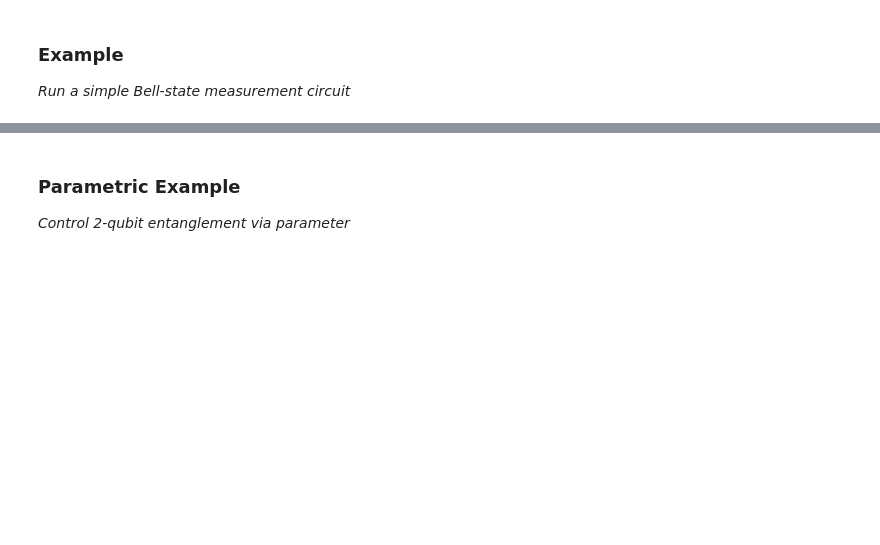
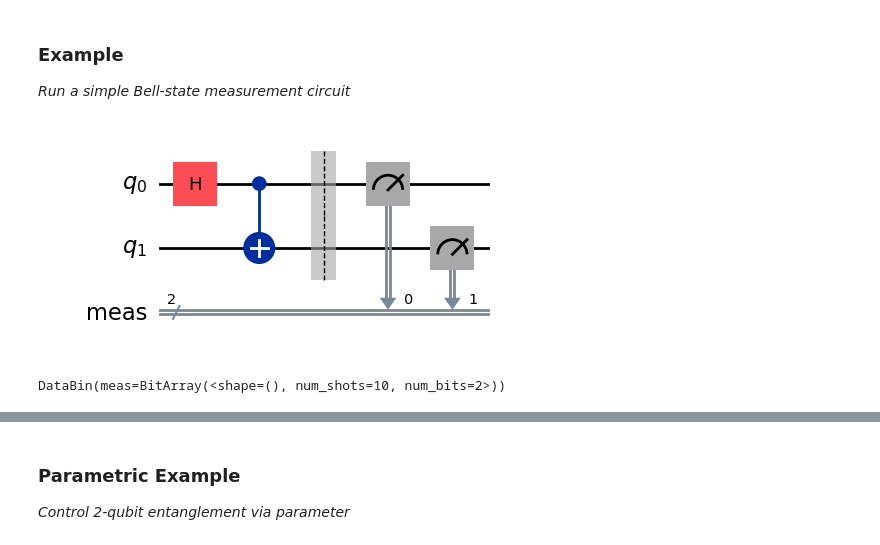
Before and after one commit to webb-c/QGSS2024, a Jupyter notebook: 02.lectures/022.qiskit-runtime-primitives-V2.ipynb, the cells around one changed output, grey strips where cells are left out. Drawn from its saved outputs; the diff is of its cells as text; code cells hidden in the pictures; blank space fills up the shorter version.

```diff
--- a/02.lectures/022.qiskit-runtime-primitives-V2.ipynb
+++ b/02.lectures/022.qiskit-runtime-primitives-V2.ipynb
@@ -53,22 +53,24 @@ from qiskit_ibm_runtime import QiskitRuntimeService
 service = QiskitRuntimeService()
 
 # Select a backend
-backend = service.get_backend("ibm_osaka")
+backend = service.least_busy(operational=True, simulator=False, min_num_qubits=127)
 # %%
 from qiskit import QuantumCircuit, transpile
 
 # create a Bell circuit
 bell_meas = QuantumCircuit(2)
 bell_meas.h(0)
 bell_meas.cx(0, 1)
 bell_meas.measure_all()
-bell_meas.draw("mpl")
+display(bell_meas.draw("mpl"))
 
 # Transpile to an ISA Circuit for the intended backend
 isa_bell_meas = transpile(bell_meas, backend)
 
 # Construct pub and run
 pub_bell_meas = (isa_bell_meas, )
+# %% [output]
+[figure, added]
 # %%
 from qiskit_ibm_runtime import SamplerV2 as Sampler
 
@@ -83,3 +82,14 @@ data_bell_meas
+# %%
+from qiskit.providers.job import JobV1
+
+# Extract results
+job_bell_meas = service.job("cth2x8n5q9w0008g81wg")
+
+result_bell_meas = job_bell_meas.result()
+data_bell_meas = result_bell_meas[0].data
+data_bell_meas
+# %% [output]
+DataBin(meas=BitArray(<shape=(), num_shots=10, num_bits=2>))
 # %%
 bits = data_bell_meas.meas
 print("shape:", bits.shape)
```
Also changed, not shown: parts of 10 cells of this notebook, 1 other file.
